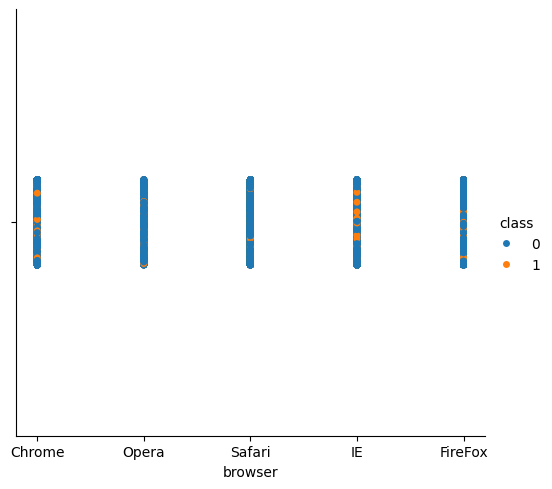
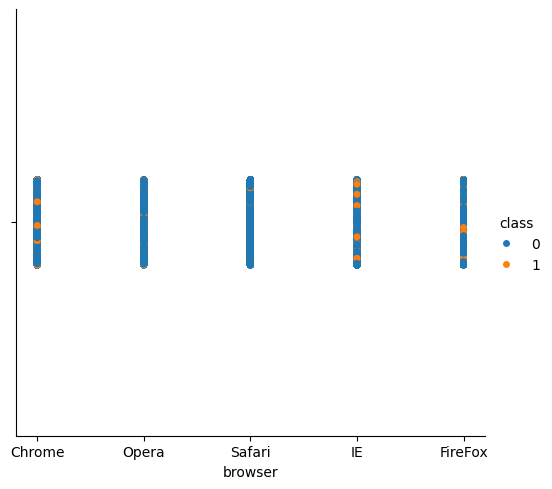
The notebook cell's code change between the first figure and the second:
--- before
+++ after
@@ -2,2 +2,4 @@
 sns.catplot(data=fraud,x='browser',hue='class')
 plt.show
+sns.catplot(data=fraud,x='sex',hue='class')
+plt.show

Commit: sex visualise